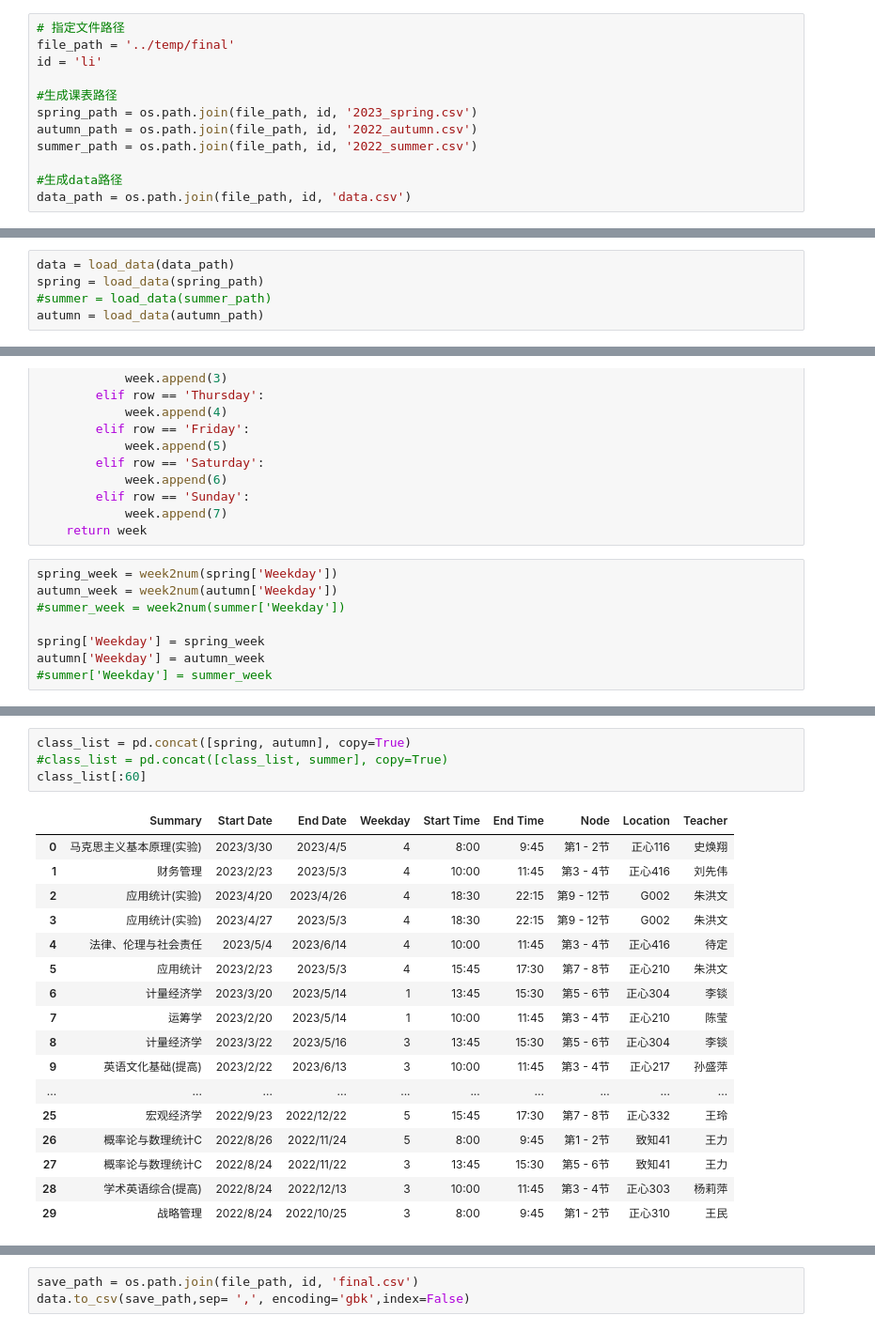
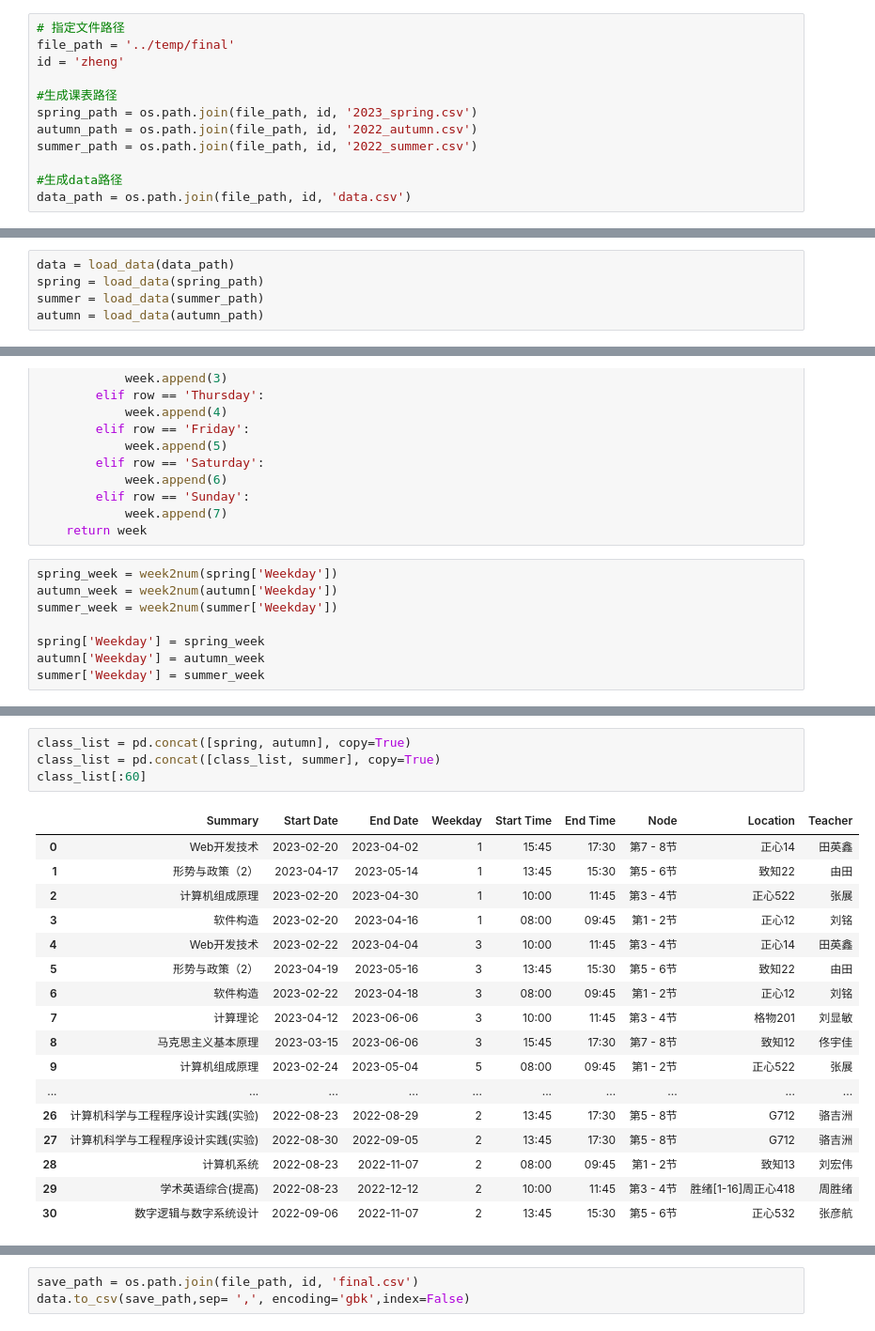
Before and after one commit to cijian23/Innovation, a Jupyter notebook: 数据处理/课表处理2.ipynb, the cells around one changed output, grey strips where cells are left out. Shown at 94% size. Saved outputs shown, nothing was run; the diff lists cells and outputs as text.

```diff
--- a/数据处理/课表处理2.ipynb
+++ b/数据处理/课表处理2.ipynb
@@ -7,7 +7,7 @@ from datetime import datetime
 # %%
 # 指定文件路径
 file_path = '../temp/final'
-id = 'li'
+id = 'zheng'
 
 #生成课表路径
 spring_path = os.path.join(file_path, id, '2023_spring.csv')
@@ -25,7 +25,7 @@ def load_data(file_path):
 # %%
 data = load_data(data_path)
 spring = load_data(spring_path)
-#summer = load_data(summer_path)
+summer = load_data(summer_path)
 autumn = load_data(autumn_path)
 # %%
 def week2num(df):
@@ -49,11 +49,11 @@ def week2num(df):
 # %%
 spring_week = week2num(spring['Weekday'])
 autumn_week = week2num(autumn['Weekday'])
-#summer_week = week2num(summer['Weekday'])
+summer_week = week2num(summer['Weekday'])
 
 spring['Weekday'] = spring_week
 autumn['Weekday'] = autumn_week
-#summer['Weekday'] = summer_week
+summer['Weekday'] = summer_week
 # %%
 data['饭点课程_早'] = 0
 data['饭点课程_午'] = 0
@@ -76,25 +76,25 @@ data
 # %%
 class_list = pd.concat([spring, autumn], copy=True)
-#class_list = pd.concat([class_list, summer], copy=True)
+class_list = pd.concat([class_list, summer], copy=True)
 class_list[:60]
 # %% [output]
 |  | Summary | Start Date | End Date | Weekday | Start Time | End Time | Node | Location | Teacher |
-| 0 | 马克思主义基本原理(实验) | 2023/3/30 | 2023/4/5 | 4 | 8:00 | 9:45 | 第1 - 2节 | 正心116 | 史焕翔 |
-| 1 | 财务管理 | 2023/2/23 | 2023/5/3 | 4 | 10:00 | 11:45 | 第3 - 4节 | 正心416 | 刘先伟 |
-| 2 | 应用统计(实验) | 2023/4/20 | 2023/4/26 | 4 | 18:30 | 22:15 | 第9 - 12节 | G002 | 朱洪文 |
-| 3 | 应用统计(实验) | 2023/4/27 | 2023/5/3 | 4 | 18:30 | 22:15 | 第9 - 12节 | G002 | 朱洪文 |
-| 4 | 法律、伦理与社会责任 | 2023/5/4 | 2023/6/14 | 4 | 10:00 | 11:45 | 第3 - 4节 | 正心416 | 待定 |
-| 5 | 应用统计 | 2023/2/23 | 2023/5/3 | 4 | 15:45 | 17:30 | 第7 - 8节 | 正心210 | 朱洪文 |
-| 6 | 计量经济学 | 2023/3/20 | 2023/5/14 | 1 | 13:45 | 15:30 | 第5 - 6节 | 正心304 | 李锬 |
-| 7 | 运筹学 | 2023/2/20 | 2023/5/14 | 1 | 10:00 | 11:45 | 第3 - 4节 | 正心210 | 陈莹 |
-| 8 | 计量经济学 | 2023/3/22 | 2023/5/16 | 3 | 13:45 | 15:30 | 第5 - 6节 | 正心304 | 李锬 |
-| 9 | 英语文化基础(提高) | 2023/2/22 | 2023/6/13 | 3 | 10:00 | 11:45 | 第3 - 4节 | 正心217 | 孙盛萍 |
+| 0 | Web开发技术 | 2023-02-20 | 2023-04-02 | 1 | 15:45 | 17:30 | 第7 - 8节 | 正心14 | 田英鑫 |
+| 1 | 形势与政策（2） | 2023-04-17 | 2023-05-14 | 1 | 13:45 | 15:30 | 第5 - 6节 | 致知22 | 由田 |
+| 2 | 计算机组成原理 | 2023-02-20 | 2023-04-30 | 1 | 10:00 | 11:45 | 第3 - 4节 | 正心522 | 张展 |
+| 3 | 软件构造 | 2023-02-20 | 2023-04-16 | 1 | 08:00 | 09:45 | 第1 - 2节 | 正心12 | 刘铭 |
+| 4 | Web开发技术 | 2023-02-22 | 2023-04-04 | 3 | 10:00 | 11:45 | 第3 - 4节 | 正心14 | 田英鑫 |
+| 5 | 形势与政策（2） | 2023-04-19 | 2023-05-16 | 3 | 13:45 | 15:30 | 第5 - 6节 | 致知22 | 由田 |
+| 6 | 软件构造 | 2023-02-22 | 2023-04-18 | 3 | 08:00 | 09:45 | 第1 - 2节 | 正心12 | 刘铭 |
+| 7 | 计算理论 | 2023-04-12 | 2023-06-06 | 3 | 10:00 | 11:45 | 第3 - 4节 | 格物201 | 刘显敏 |
+| 8 | 马克思主义基本原理 | 2023-03-15 | 2023-06-06 | 3 | 15:45 | 17:30 | 第7 - 8节 | 致知12 | 佟宇佳 |
+| 9 | 计算机组成原理 | 2023-02-24 | 2023-05-04 | 5 | 08:00 | 09:45 | 第1 - 2节 | 正心522 | 张展 |
 | ... | ... | ... | ... | ... | ... | ... | ... | ... | ... |
-| 25 | 宏观经济学 | 2022/9/23 | 2022/12/22 | 5 | 15:45 | 17:30 | 第7 - 8节 | 正心332 | 王玲 |
-| 26 | 概率论与数理统计C | 2022/8/26 | 2022/11/24 | 5 | 8:00 | 9:45 | 第1 - 2节 | 致知41 | 王力 |
-| 27 | 概率论与数理统计C | 2022/8/24 | 2022/11/22 | 3 | 13:45 | 15:30 | 第5 - 6节 | 致知41 | 王力 |
-| 28 | 学术英语综合(提高) | 2022/8/24 | 2022/12/13 | 3 | 10:00 | 11:45 | 第3 - 4节 | 正心303 | 杨莉萍 |
-| 29 | 战略管理 | 2022/8/24 | 2022/10/25 | 3 | 8:00 | 9:45 | 第1 - 2节 | 正心310 | 王民 |
+| 26 | 计算机科学与工程程序设计实践(实验) | 2022-08-23 | 2022-08-29 | 2 | 13:45 | 17:30 | 第5 - 8节 | G712 | 骆吉洲 |
+| 27 | 计算机科学与工程程序设计实践(实验) | 2022-08-30 | 2022-09-05 | 2 | 13:45 | 17:30 | 第5 - 8节 | G712 | 骆吉洲 |
+| 28 | 计算机系统 | 2022-08-23 | 2022-11-07 | 2 | 08:00 | 09:45 | 第1 - 2节 | 致知13 | 刘宏伟 |
+| 29 | 学术英语综合(提高) | 2022-08-23 | 2022-12-12 | 2 | 10:00 | 11:45 | 第3 - 4节 | 胜绪[1-16]周正心418 | 周胜绪 |
+| 30 | 数字逻辑与数字系统设计 | 2022-09-06 | 2022-11-07 | 2 | 13:45 | 15:30 | 第5 - 6节 | 正心532 | 张彦航 |
 # %%
 # 将日期字符串转换为日期格式
 data['交易日期'] = pd.to_datetime(data['交易日期'], format="%Y/%m/%d")
```
Also changed, not shown: parts of 3 cells of this notebook, 18 other files.
